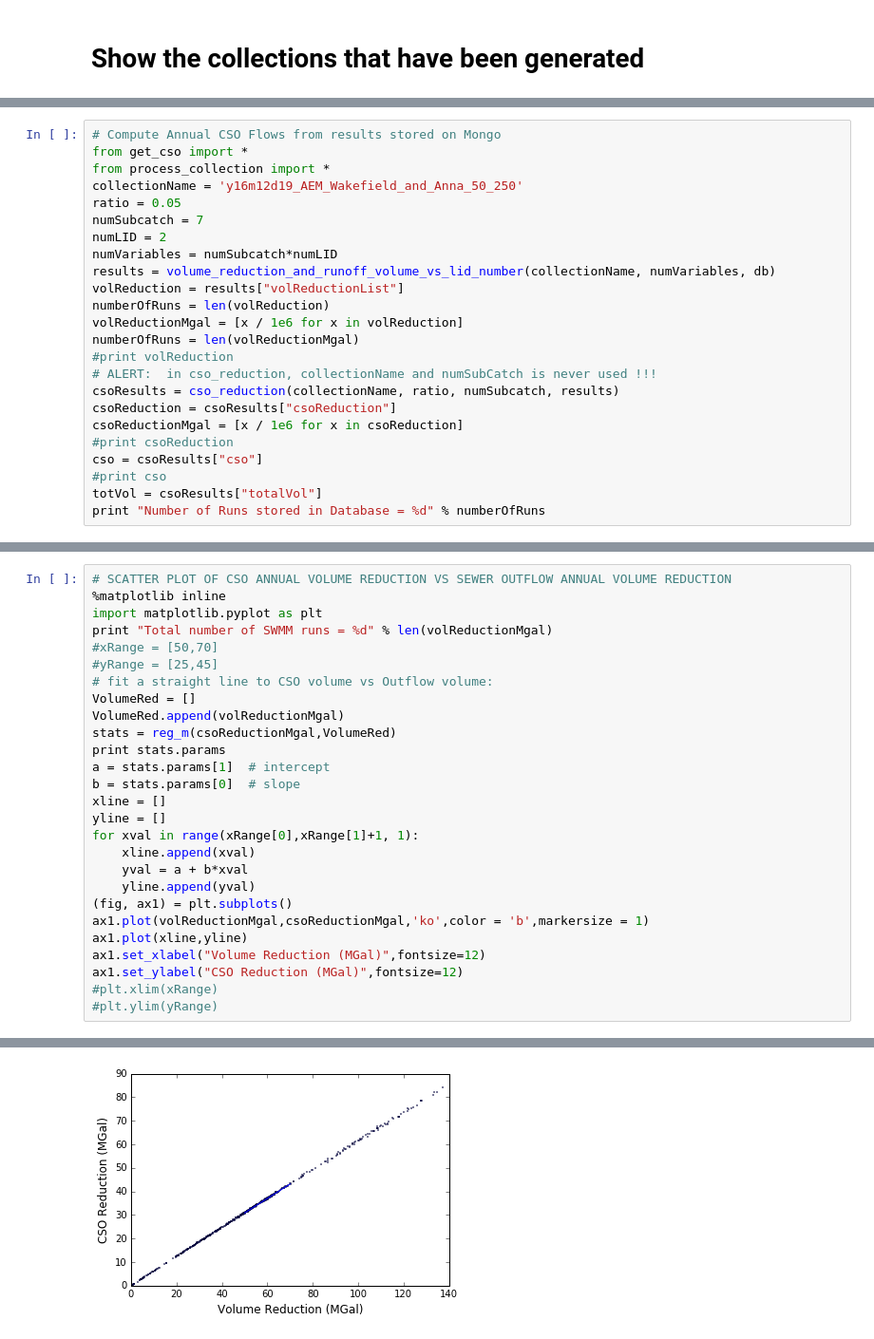
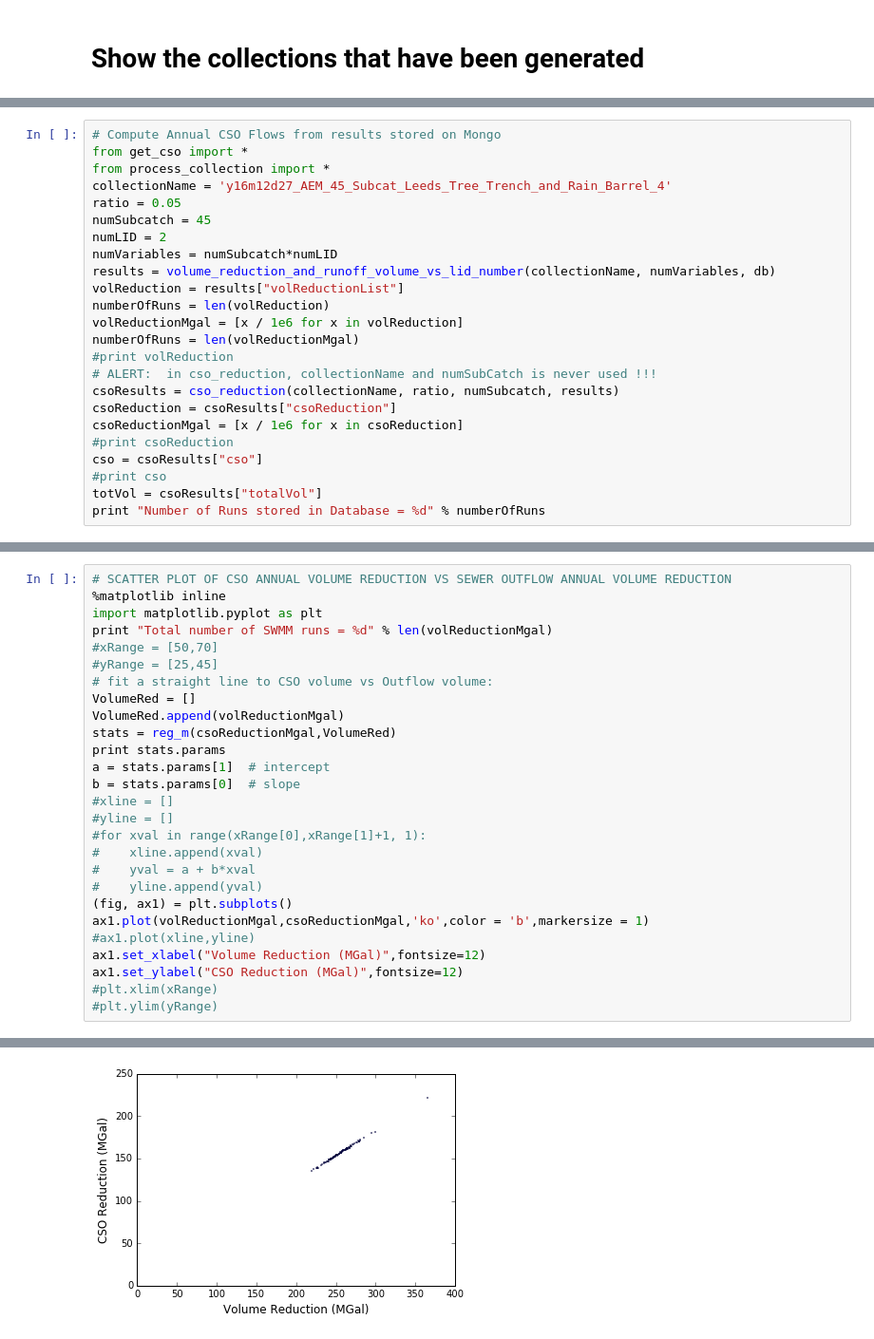
Before and after one commit to amcgarity/SWMMWise, a Jupyter notebook: multivariate_regression-AEM.ipynb, the cells around one changed output, grey strips where cells are left out. Shown at 95% size. Drawn from its saved outputs; the diff is of its cells as text.

Commit message:
set up for 45 subcatchment runs in Wingohocking with Leeds tree trench and rain barrels

```diff
--- a/multivariate_regression-AEM.ipynb
+++ b/multivariate_regression-AEM.ipynb
@@ -70,9 +70,9 @@ noLid csoVolumeMGal = 687.45 MGal
 # Compute Annual CSO Flows from results stored on Mongo
 from get_cso import *
 from process_collection import *
-collectionName = 'y16m12d19_AEM_Wakefield_and_Anna_50_250'
+collectionName = 'y16m12d27_AEM_45_Subcat_Leeds_Tree_Trench_and_Rain_Barrel_4'
 ratio = 0.05
-numSubcatch = 7
+numSubcatch = 45
 numLID = 2
 numVariables = numSubcatch*numLID
 results = volume_reduction_and_runoff_volume_vs_lid_number(collectionName, numVariables, db)
@@ -262,15 +262,15 @@ stats = reg_m(csoReductionMgal,VolumeRed)
 print stats.params
 a = stats.params[1]  # intercept
 b = stats.params[0]  # slope
-xline = []
-yline = []
-for xval in range(xRange[0],xRange[1]+1, 1):
-    xline.append(xval)
-    yval = a + b*xval
-    yline.append(yval)
+#xline = []
+#yline = []
+#for xval in range(xRange[0],xRange[1]+1, 1):
+#    xline.append(xval)
+#    yval = a + b*xval
+#    yline.append(yval)
 (fig, ax1) = plt.subplots()
 ax1.plot(volReductionMgal,csoReductionMgal,'ko',color = 'b',markersize = 1)
-ax1.plot(xline,yline)
+#ax1.plot(xline,yline)
 ax1.set_xlabel("Volume Reduction (MGal)",fontsize=12)
 ax1.set_ylabel("CSO Reduction (MGal)",fontsize=12)
 #plt.xlim(xRange)
@@ -281,5 +281,5 @@ Total number of SWMM runs = 528
 <matplotlib.text.Text at 0x...>
-[figure, old version]
+[figure, new version]
 # %%
 ### regression for total volume outflow
 y = csoResults["totalVol"]
```
Also changed, not shown: parts of 9 cells of this notebook, 13 other files.
